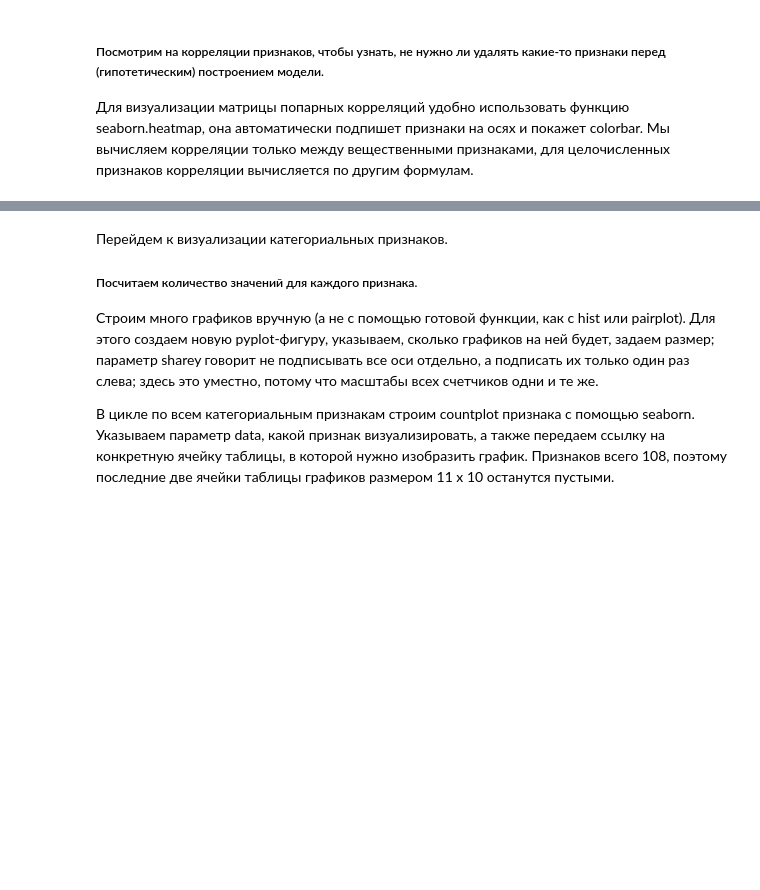
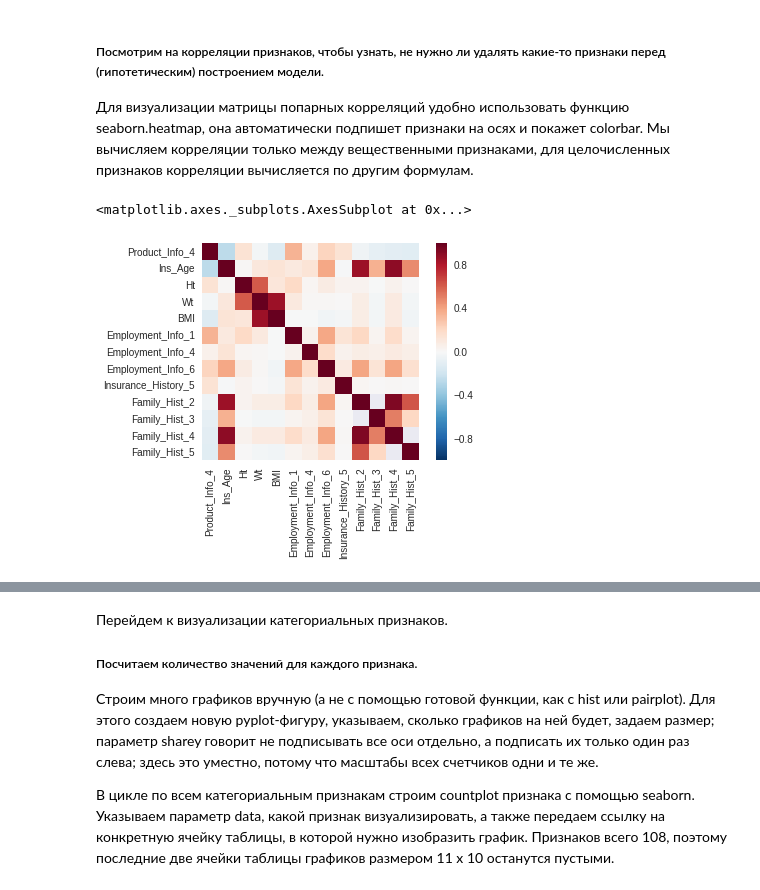
Before and after one commit to igor-storozhev/coursera-cmp3, a Jupyter notebook: w3/VisualizationPeerReview.ipynb, the cells around one changed output, grey strips where cells are left out. Saved outputs shown, nothing was run; the diff lists cells and outputs as text; code cells hidden in the pictures; blank space fills up the shorter version.

```diff
--- a/w3/VisualizationPeerReview.ipynb
+++ b/w3/VisualizationPeerReview.ipynb
@@ -169,4 +173,7 @@ __Ответьте на вопросы (Блок 3):__
 
 Для визуализации матрицы попарных корреляций удобно использовать функцию seaborn.heatmap, она автоматически подпишет признаки на осях и покажет colorbar. Мы вычисляем корреляции только между вещественными признаками, для целочисленных признаков корреляции вычисляется по другим формулам.
 # %%
-seaborn.heatmap(data[real_features].corr(), square=True)
+seaborn.heatmap(data[real_features].corr(), square=True, vmin=-1, vmax=1)
+# %% [output]
+<matplotlib.axes._subplots.AxesSubplot at 0x...>
+[figure, added]
```
Also changed, not shown: parts of 25 cells of this notebook.
